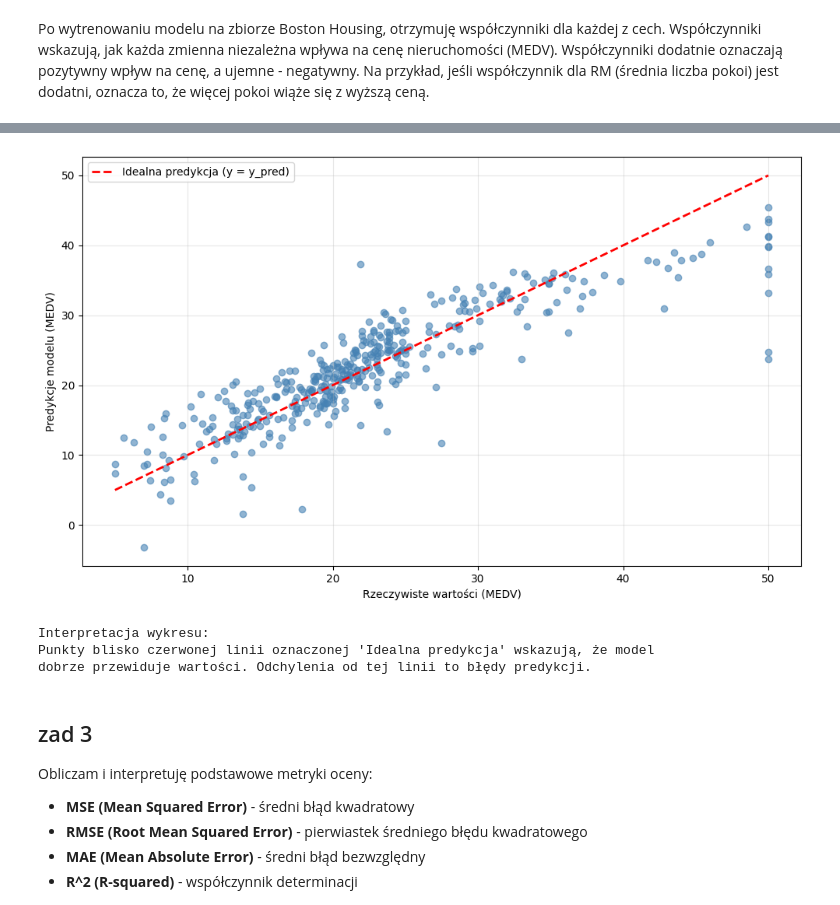
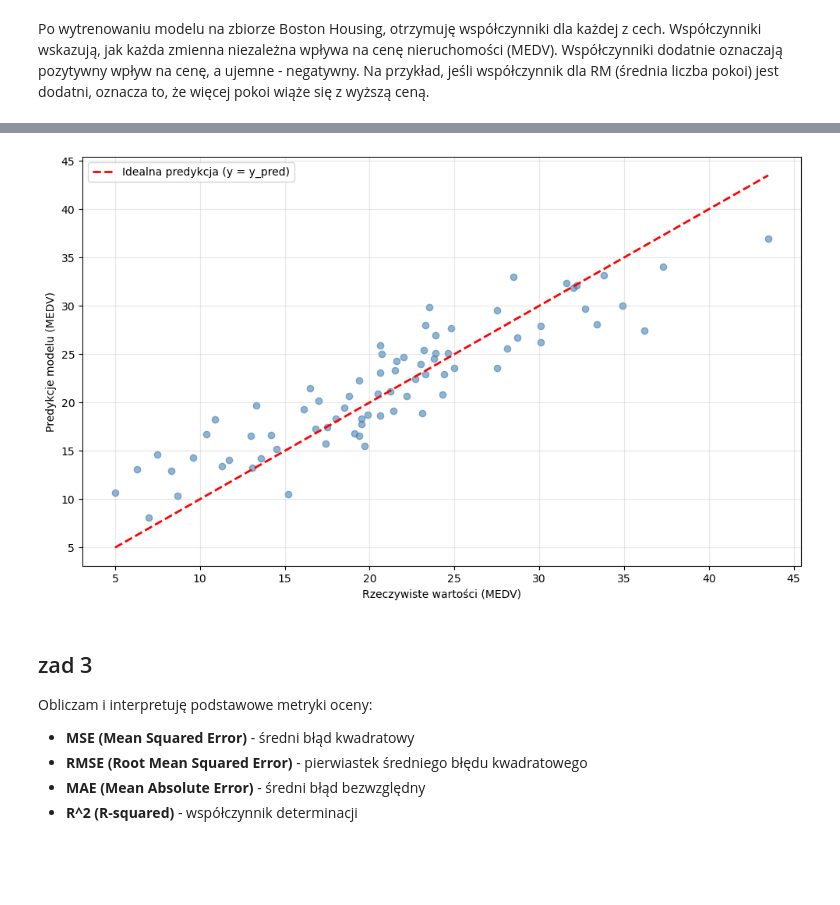
Before and after one commit to piotrczech/PWr-Introduction-to-machine-learning, a Jupyter notebook: lista3.ipynb, the cells around one changed output, grey strips where cells are left out. Drawn from its saved outputs; the diff is of its cells as text; code cells hidden in the pictures; blank space fills up the shorter version.

```diff
--- a/lista3.ipynb
+++ b/lista3.ipynb
@@ -198,6 +193,12 @@ y_boston = df_boston['MEDV']
+# %%
+X_boston_train, X_boston_test, y_boston_train, y_boston_test = train_test_split(X_boston, y_boston, test_size=0.2, random_state=random_state)
+# %%
+scaler = StandardScaler()
+X_boston_train_scaled = scaler.fit_transform(X_boston_train)
+X_boston_test_scaled = scaler.transform(X_boston_test)
 # %%
 boston_model = LinearRegression()
-boston_model.fit(X_boston, y_boston)
+boston_model.fit(X_boston_train_scaled, y_boston_train)
 # %% [output]
 LinearRegression()
 # %% [markdown]
@@ -227,25 +228,21 @@ Największy wpływ ujemny: NOX (-17.9690)
 # %%
-y_pred_boston = boston_model.predict(X_boston)
+y_pred_boston = boston_model.predict(X_boston_test_scaled)
 # %%
 plt.figure(figsize=(10, 6))
-plt.scatter(y_boston, y_pred_boston, alpha=0.6, color='steelblue')
-plt.plot([y_boston.min(), y_boston.max()], [y_boston.min(), y_boston.max()],
-         'r--', linewidth=2, label='Idealna predykcja (y = y_pred)')
+plt.scatter(y_boston_test, y_pred_boston, alpha=0.6, color='steelblue')
+plt.plot(
+    [y_boston_test.min(), y_boston_test.max()],
+    [y_boston_test.min(), y_boston_test.max()],
+    'r--', linewidth=2, label='Idealna predykcja (y = y_pred)'
+)
 plt.xlabel('Rzeczywiste wartości (MEDV)')
 plt.ylabel('Predykcje modelu (MEDV)')
 plt.legend()
 plt.grid(True, alpha=0.3)
 plt.tight_layout()
 plt.show()
-
-print("\nInterpretacja wykresu:")
-print("Punkty blisko czerwonej linii oznaczonej 'Idealna predykcja' wskazują, że model")
-print("dobrze przewiduje wartości. Odchylenia od tej linii to błędy predykcji.")
 # %% [output]
-[figure, old version]
+[figure, new version]
-Interpretacja wykresu:
-Punkty blisko czerwonej linii oznaczonej 'Idealna predykcja' wskazują, że model
-dobrze przewiduje wartości. Odchylenia od tej linii to błędy predykcji.
 # %% [markdown]
 ## zad 3
 
```
Also changed, not shown: parts of 17 cells of this notebook.
